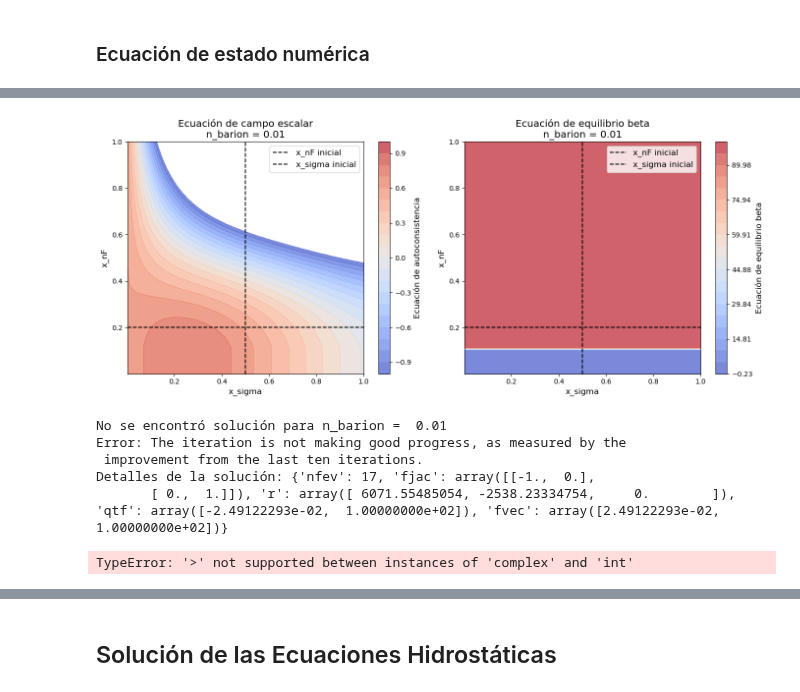
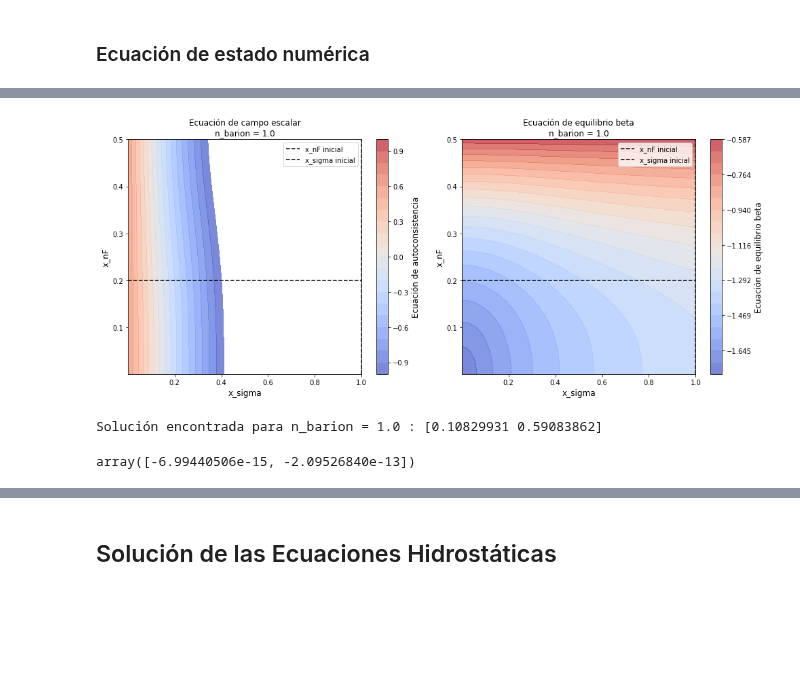
Before and after one commit to Vendetta0462/CalculosSimulaciones, a Jupyter notebook: NS_Structure/neutron-star-matter.ipynb, the cells around one changed output, grey strips where cells are left out. Cells and saved outputs as stored; diff of their text form; code cells hidden in the pictures; blank space fills up the shorter version.

```diff
--- a/NS_Structure/neutron-star-matter.ipynb
+++ b/NS_Structure/neutron-star-matter.ipynb
@@ -110,12 +71,8 @@ ValueError: `x` must contain only finite values.
 # %%
-__ = 1e-2
-_ = NSEoS.sol_x_sigma_x_nF(__, params, [0.5,0.2], True)
+__ = 10e-1
+_ = NSEoS.sol_x_sigma_x_nF(__, params, [1.0,0.2], True)
 NSEoS.ecuaciones_autoconsistencia(_, __, params)
 # %% [output]
-[figure, old version]
+[figure, new version]
-No se encontró solución para n_barion =  0.01
-Error: The iteration is not making good progress, as measured by the
- improvement from the last ten iterations.
-Detalles de la solución: {'nfev': 17, 'fjac': array([[-1.,  0.],
-       [ 0.,  1.]]), 'r': array([ 6071.55485054, -2538.23334754,     0.        ]), 'qtf': array([-2.49122293e-02,  1.00000000e+02]), 'fvec': array([2.49122293e-02, 1.00000000e+02])}
+Solución encontrada para n_barion = 1.0 : [0.10829931 0.59083862]
-TypeError: '>' not supported between instances of 'complex' and 'int'
+array([-6.99440506e-15, -2.09526840e-13])
```
Also changed, not shown: parts of 5 cells of this notebook, 3 other files.
